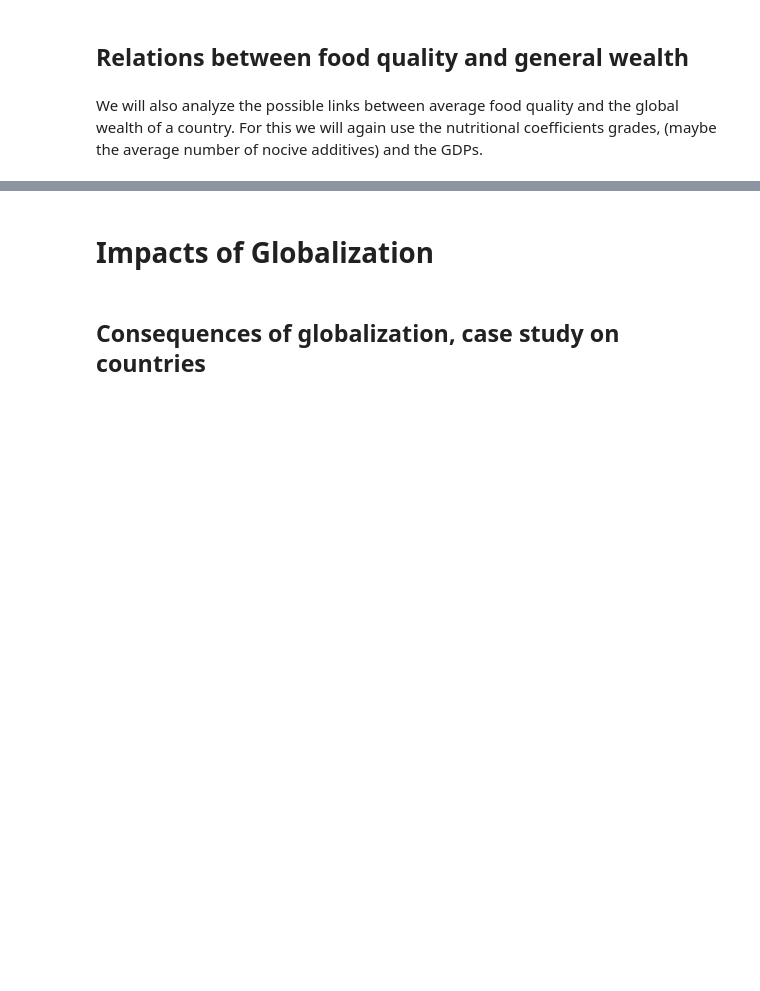
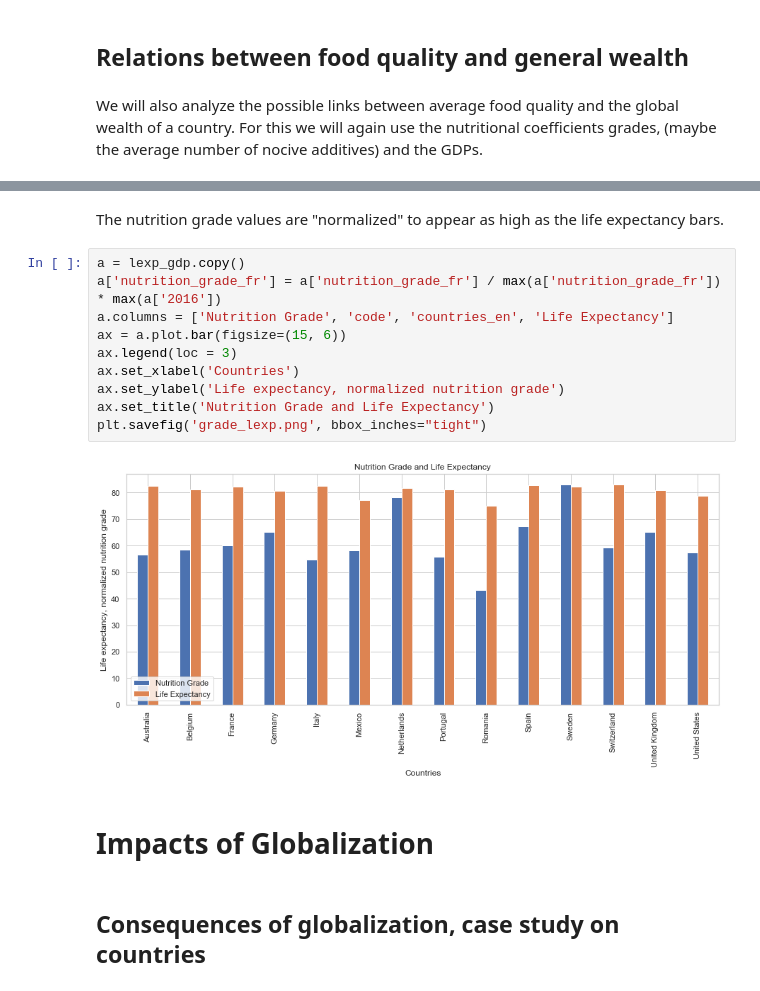
Before and after one commit to coiL10/AdamanTeam, a Jupyter notebook: milestone2.ipynb, the cells around one changed output, grey strips where cells are left out. Saved outputs shown, nothing was run; the diff lists cells and outputs as text; blank space fills up the shorter version.

```diff
--- a/milestone2.ipynb
+++ b/milestone2.ipynb
@@ -942,3 +1070,17 @@ We will also analyze the possible links between average food quality and the glo
+# %% [markdown]
+The nutrition grade values are "normalized" to appear as high as the life expectancy bars.
+# %%
+a = lexp_gdp.copy()
+a['nutrition_grade_fr'] = a['nutrition_grade_fr'] / max(a['nutrition_grade_fr']) * max(a['2016'])
+a.columns = ['Nutrition Grade', 'code', 'countries_en', 'Life Expectancy']
+ax = a.plot.bar(figsize=(15, 6))
+ax.legend(loc = 3)
+ax.set_xlabel('Countries')
+ax.set_ylabel('Life expectancy, normalized nutrition grade')
+ax.set_title('Nutrition Grade and Life Expectancy')
+plt.savefig('grade_lexp.png', bbox_inches="tight")
+# %% [output]
+[figure, added]
 # %% [markdown]
 # Impacts of Globalization
 # %% [markdown]
```
Also changed, not shown: parts of 25 cells of this notebook, 1 other file.
